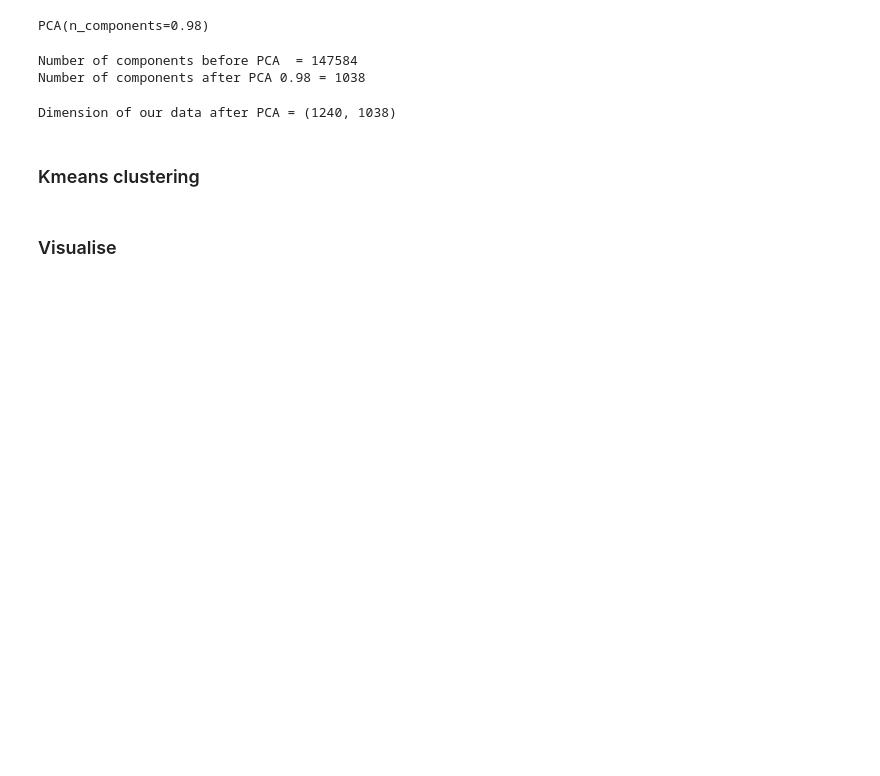
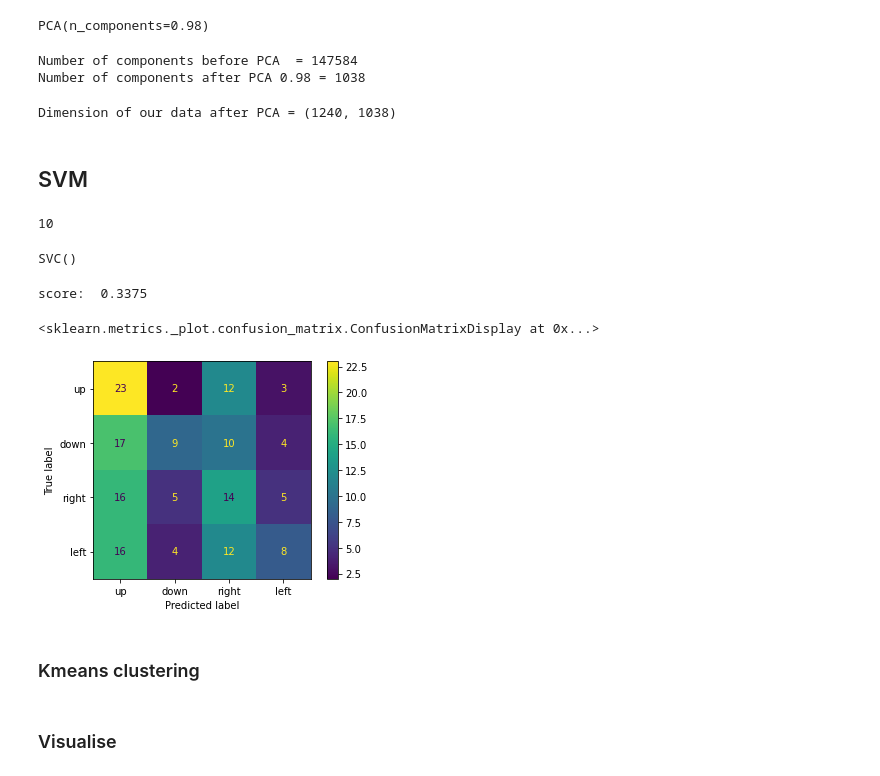
Before and after one commit to carankt/synthetic_telepathy, a Jupyter notebook: Clustering.ipynb, the cells around one changed output. Saved outputs shown, nothing was run; the diff lists cells and outputs as text; code cells hidden in the pictures; blank space fills up the shorter version.

Commit message:
Used SVM to classify pca data

```diff
--- a/Clustering.ipynb
+++ b/Clustering.ipynb
@@ -8,6 +8,7 @@ import torch.nn as nn
 from torch.utils.data import DataLoader, Subset, TensorDataset, RandomSampler
 # %%
 root = '/home/deeksha/Documents/MLSP/derivatives/'
+root =  'dataset/derivatives/' # -sil
 # %% [markdown]
 ## Data Loader strategy
 
@@ -145,3 +146,16 @@ Clus_dataSet = pca.transform(X)
 print("Dimension of our data after PCA = " + str(Clus_dataSet.shape))
 # %% [output]
 Dimension of our data after PCA = (1240, 1038)
+# %% [markdown]
+## SVM
+# %%
+train_x = Clus_dataSet
+train_y = y
+
+xt, yt = creater.load_single_subject(10)
+xt = xt.reshape(-1, 128*1153)
+test_y = yt[:, 1]
+
+test_x = pca.transform(xt)
+# %% [output]
+10
@@ -148,2 +164,16 @@ Dimension of our data after PCA = (1240, 1038)
+# %%
+svm_clf = svm.SVC()
+svm_clf.fit(train_x, train_y)
+# %% [output]
+SVC()
+# %%
+predictions = svm_clf.predict(test_x)
+score = svm_clf.score(test_x, test_y)
+print("score: ", score)
+sklearn.metrics.ConfusionMatrixDisplay.from_predictions(test_y, predictions,display_labels=['up', 'down', 'right', 'left'])
+# %% [output]
+score:  0.3375
+<sklearn.metrics._plot.confusion_matrix.ConfusionMatrixDisplay at 0x...>
+[figure, added]
 # %% [markdown]
 ### Kmeans clustering
```
Also changed, not shown: parts of 3 cells of this notebook.
